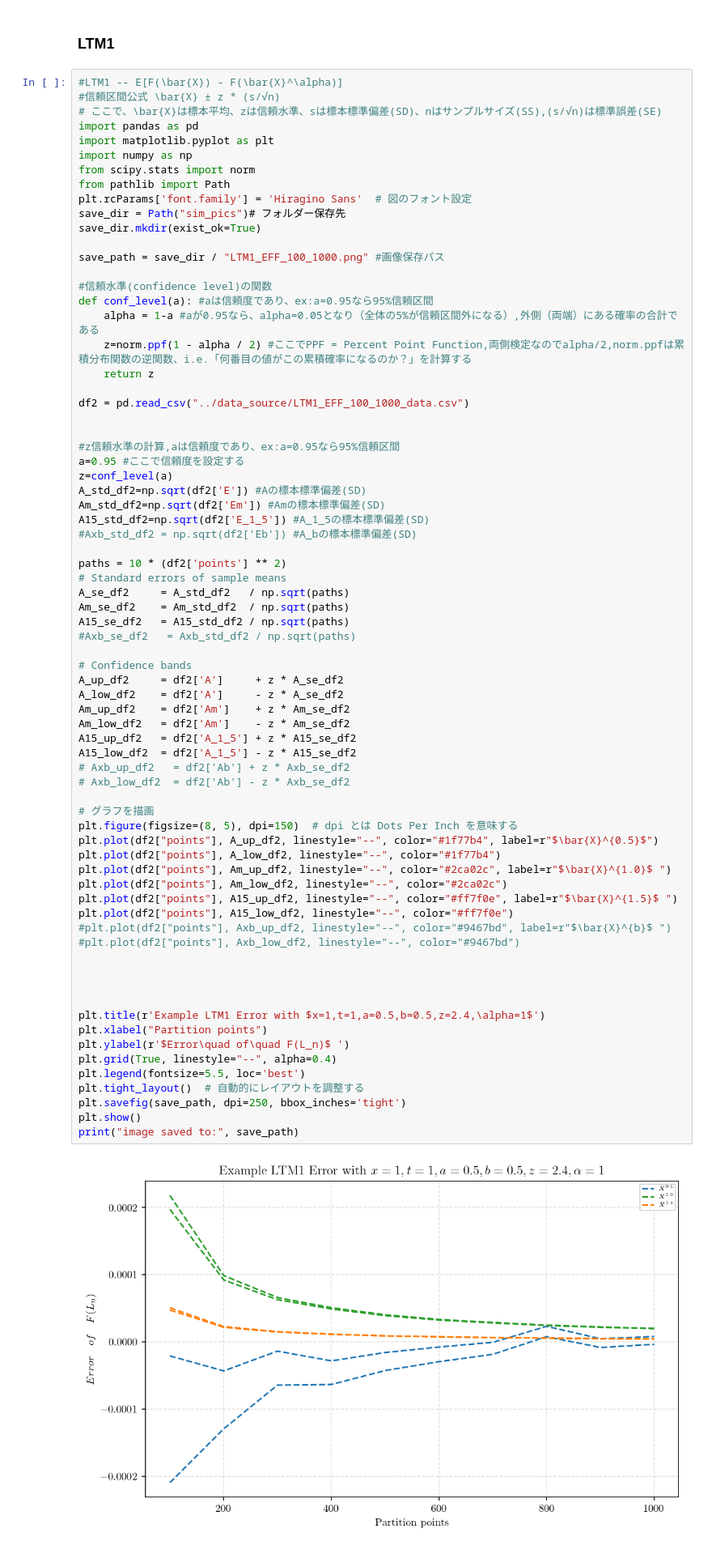
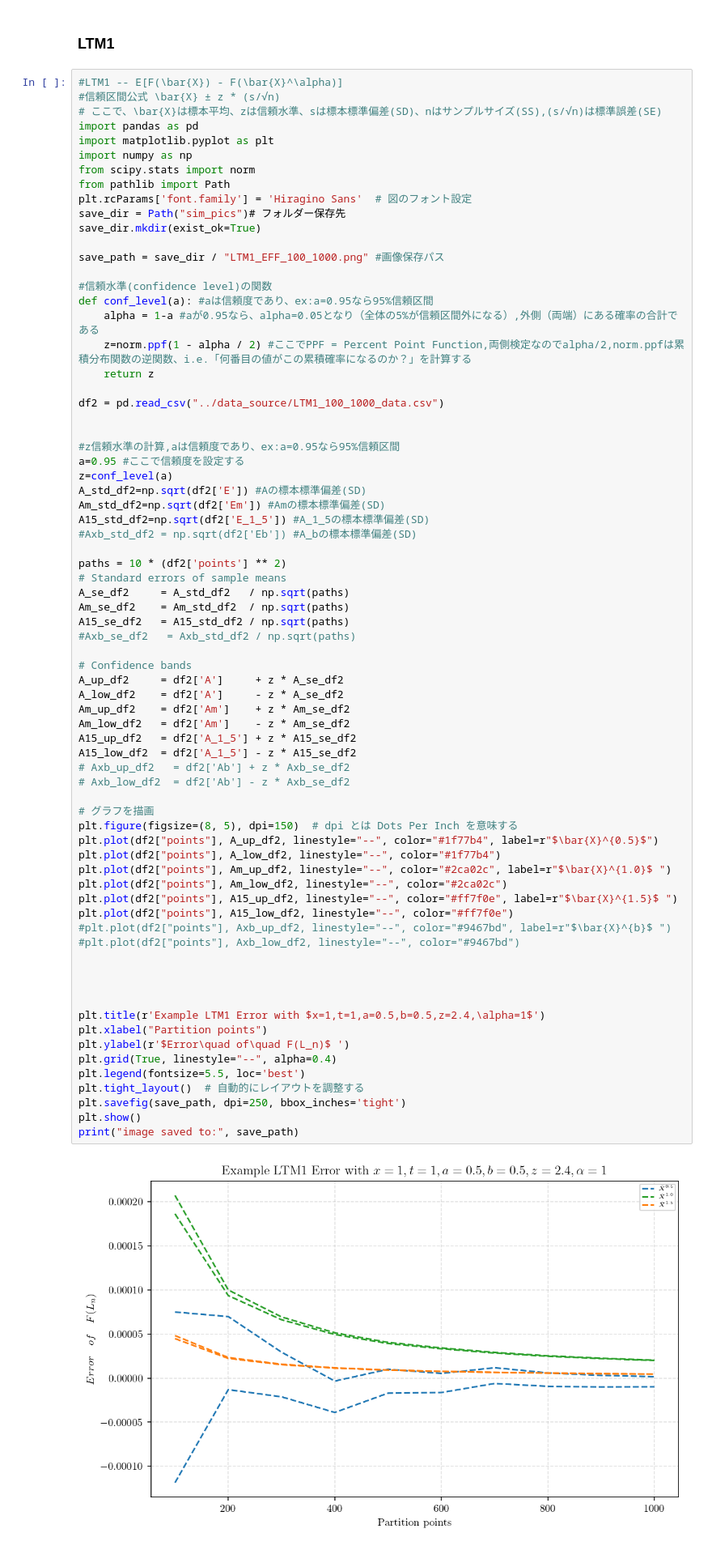
Before and after one commit to Andriyichenko/simulation, a Jupyter notebook: LT/LT_plot.ipynb, the cells around one changed output. Shown at 81% size. Cells and saved outputs as stored; diff of their text form.

```diff
--- a/LT/LT_plot.ipynb
+++ b/LT/LT_plot.ipynb
@@ -114,7 +144,7 @@ def conf_level(a): #aは信頼度であり、ex:a=0.95なら95%信頼区間
     z=norm.ppf(1 - alpha / 2) #ここでPPF = Percent Point Function,両側検定なのでalpha/2,norm.ppfは累積分布関数の逆関数、i.e.「何番目の値がこの累積確率になるのか？」を計算する
     return z
 
-df2 = pd.read_csv("../data_source/LTM1_EFF_100_1000_data.csv")
+df2 = pd.read_csv("../data_source/LTM1_100_1000_data.csv")
 
 
 #z信頼水準の計算,aは信頼度であり、ex:a=0.95なら95%信頼区間
@@ -139,32 +169,32 @@ Am_up_df2    = df2['Am']    + z * Am_se_df2
 Am_low_df2   = df2['Am']    - z * Am_se_df2
 A15_up_df2   = df2['A_1_5'] + z * A15_se_df2
 A15_low_df2  = df2['A_1_5'] - z * A15_se_df2
 # Axb_up_df2   = df2['Ab'] + z * Axb_se_df2
 # Axb_low_df2  = df2['Ab'] - z * Axb_se_df2
 
 # グラフを描画
 plt.figure(figsize=(8, 5), dpi=150)  # dpi とは Dots Per Inch を意味する
 plt.plot(df2["points"], A_up_df2, linestyle="--", color="#1f77b4", label=r"$\bar{X}^{0.5}$")
 plt.plot(df2["points"], A_low_df2, linestyle="--", color="#1f77b4")
 plt.plot(df2["points"], Am_up_df2, linestyle="--", color="#2ca02c", label=r"$\bar{X}^{1.0}$ ")
 plt.plot(df2["points"], Am_low_df2, linestyle="--", color="#2ca02c")
 plt.plot(df2["points"], A15_up_df2, linestyle="--", color="#ff7f0e", label=r"$\bar{X}^{1.5}$ ")
 plt.plot(df2["points"], A15_low_df2, linestyle="--", color="#ff7f0e")
 #plt.plot(df2["points"], Axb_up_df2, linestyle="--", color="#9467bd", label=r"$\bar{X}^{b}$ ")
 #plt.plot(df2["points"], Axb_low_df2, linestyle="--", color="#9467bd")
 
 
 
 
 plt.title(r'Example LTM1 Error with $x=1,t=1,a=0.5,b=0.5,z=2.4,\alpha=1$')
 plt.xlabel("Partition points")
 plt.ylabel(r'$Error\quad of\quad F(L_n)$ ')
 plt.grid(True, linestyle="--", alpha=0.4)
 plt.legend(fontsize=5.5, loc='best')
 plt.tight_layout()  # 自動的にレイアウトを調整する
 plt.savefig(save_path, dpi=250, bbox_inches='tight')
 plt.show()
 print("image saved to:", save_path)
 # %% [output]
-[figure, old version]
+[figure, new version]
 image saved to: sim_pics/LTM1_EFF_100_1000.png
```
Also changed, not shown: parts of 27 cells of this notebook, 11 other files.
